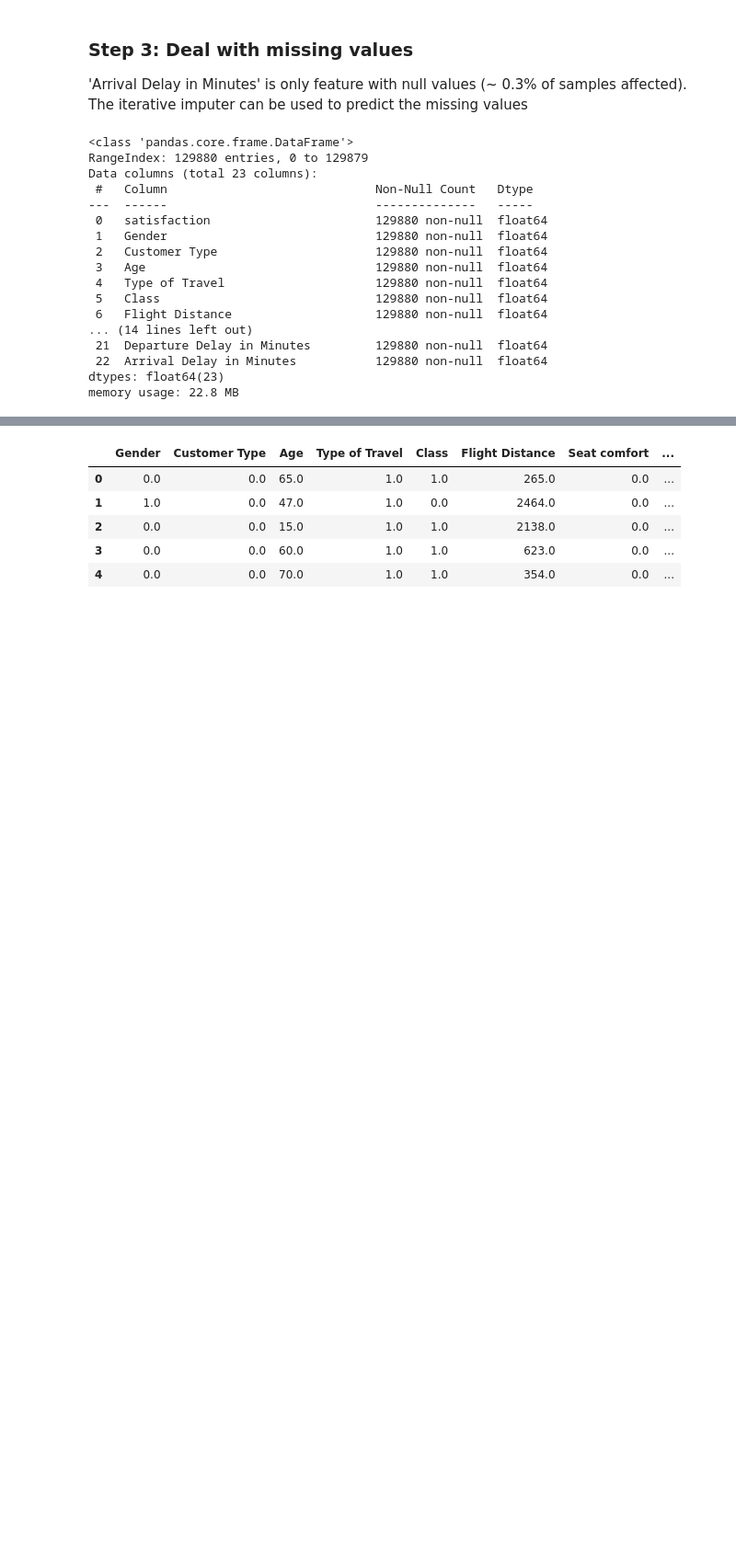
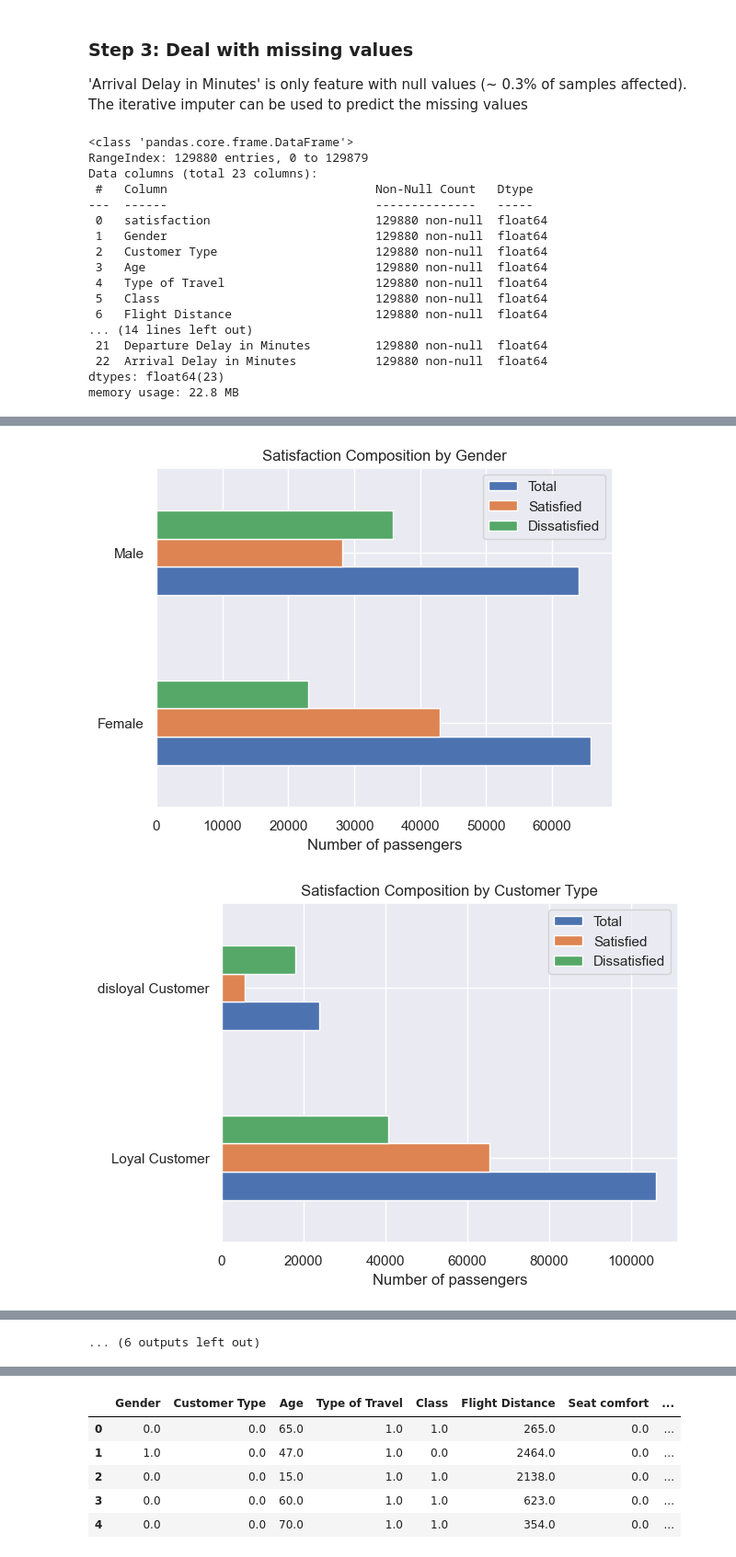
Before and after one commit to dilraj451/Airline-Passenger-Satisfaction-Prediction, a Jupyter notebook: invistico_airline.ipynb, the cells around one changed output, grey strips where cells are left out. Shown at 92% size. Drawn from its saved outputs; the diff is of its cells as text; code cells hidden in the pictures; blank space fills up the shorter version.

```diff
--- a/invistico_airline.ipynb
+++ b/invistico_airline.ipynb
@@ -131,22 +125,0 @@ Due to high volume of samples, bar charts would be more interpretable by eye tha
-# %%
-# obtain list of categorical feature names
-noncat_feat = ['Age', 'Flight Distance', 'Departure Delay in Minutes', 'Arrival Delay in Minutes']
-all_feat = list(data.columns)
-
-cat_feat = [i for i in all_feat if i not in noncat_feat and i != 'satisfaction']
-
-# iterate over each categorical feature
-for index, feat in enumerate(cat_feat):
-    plt.close()
-    feat_tot = data[feat].value_counts()
-    feat_sat = data[data['satisfaction'] == 'satisfied'][feat].value_counts()
-    feat_unsat = data[data['satisfaction'] == 'dissatisfied'][feat].value_counts()
-
-    df = pd.DataFrame({'Total': feat_tot, 'Satisfied': feat_sat, 'Dissatisfied': feat_unsat})
-
-    df.plot.bar()
-    plt.xlabel(feat)
-    plt.ylabel('Number of passengers')
-    plt.title(f'{feat} data')
-    plt.legend()
-    plt.show()
@@ -438,0 +244,24 @@ memory usage: 22.8 MB
+# %%
+# obtain list of categorical feature names
+noncat_feat = ['Age', 'Flight Distance', 'Departure Delay in Minutes', 'Arrival Delay in Minutes']
+all_feat = list(data.columns)
+
+cat_feat = [i for i in all_feat if i not in noncat_feat and i != 'satisfaction']
+
+# iterate over each categorical feature
+for index, feat in enumerate(cat_feat):
+    plt.close()
+    feat_tot = data[feat].value_counts()
+    feat_sat = data[data['satisfaction'] == 'satisfied'][feat].value_counts()
+    feat_unsat = data[data['satisfaction'] == 'dissatisfied'][feat].value_counts()
+
+    df = pd.DataFrame({'Total': feat_tot, 'Satisfied': feat_sat, 'Dissatisfied': feat_unsat})
+
+    df.plot.barh()
+    plt.xlabel('Number of passengers')
+    plt.title(f'Satisfaction Composition by {feat}')
+    plt.legend()
+    plt.show()
+# %% [output]
+[figure, added]
+[figure, added]
@@ -438,0 +278 @@ memory usage: 22.8 MB
+... (6 outputs left out)
```
Also changed, not shown: parts of 51 cells of this notebook.
